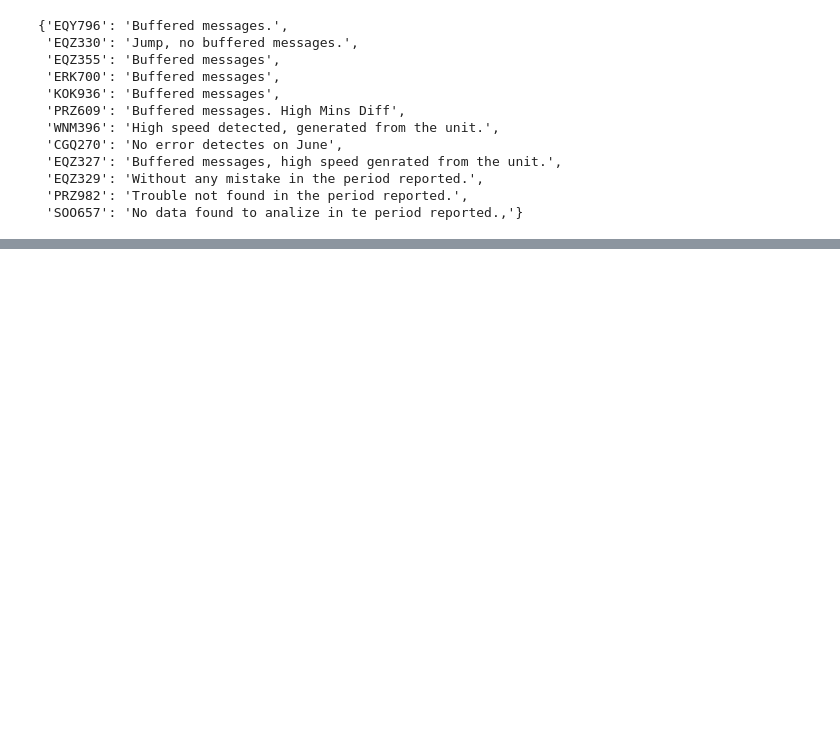
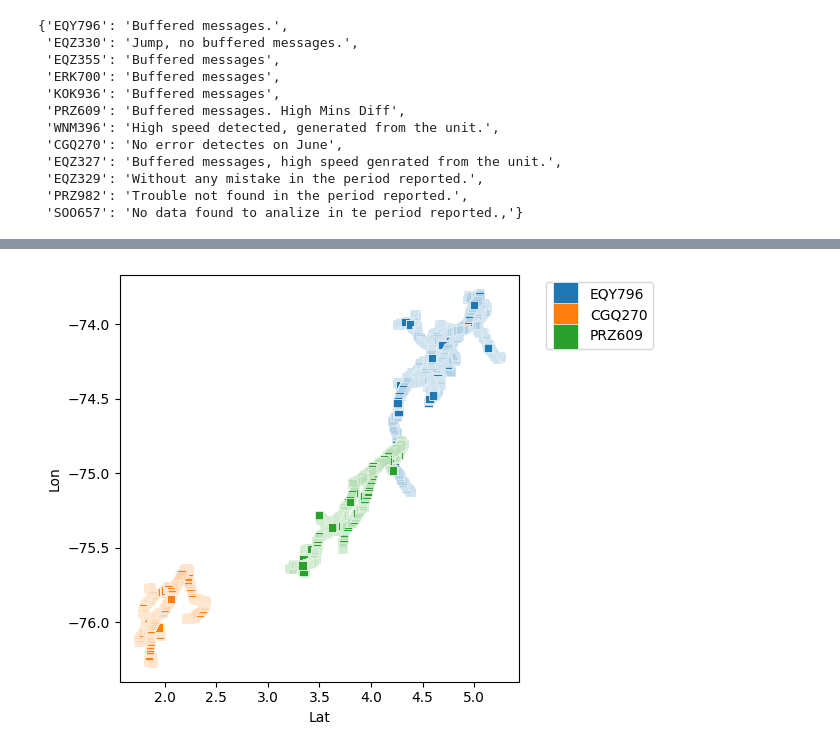
Before and after one commit to jlhb1984/Zonar_projects, a Jupyter notebook: notebooks/chilco Fredy TS000172510.ipynb, the cells around one changed output, grey strips where cells are left out. Cells and saved outputs as stored; diff of their text form; code cells hidden in the pictures; blank space fills up the shorter version.

```diff
--- a/notebooks/chilco Fredy TS000172510.ipynb
+++ b/notebooks/chilco Fredy TS000172510.ipynb
@@ -329,0 +343,6 @@ chilco_dict
+# %%
+ar_total_eqy796=ar_total[ar_total['UnitID'].str.contains('EQY')]
+ar_total_cg1270=ar_total[ar_total['UnitID'].str.contains('CGQ')]
+ar_total_prz609=ar_total[ar_total['UnitID'].str.contains('PRZ609')]
+
+ar_total=pd.concat([ar_total_eqy796,ar_total_cg1270,ar_total_prz609])
@@ -329,0 +401,25 @@ chilco_dict
+# %%
+x_axis=[]
+y_axis=[]
+unit=[]
+df=pd.DataFrame()
+
+for i in range(0,ar_total.shape[0]):
+    #try:
+    x_axis.append(ar_total.iloc[i,8])
+    y_axis.append(ar_total.iloc[i,9])
+    unit.append(ar_total.iloc[i,0])
+    #except:
+    #print(ar_total.iloc[i,6], ' -> ',ar_total.iloc[i,7])
+
+df['Unit']=unit
+df['Lat']=x_axis
+df['Lon']=y_axis
+
+sns.scatterplot(data=df, x='Lat', marker='s',y='Lon', hue='Unit')
+
+plt.legend(bbox_to_anchor=(1.05, 1), loc="upper left",markerscale=3)
+plt.tight_layout()
+plt.show()
+# %% [output]
+[figure, added]
```
Also changed, not shown: parts of 3 cells of this notebook, 7 other files.
